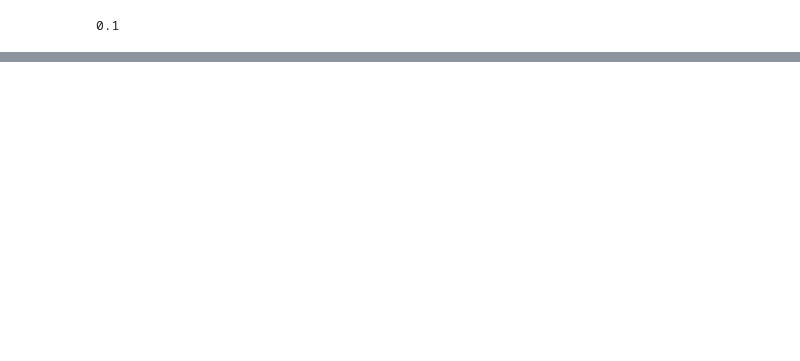
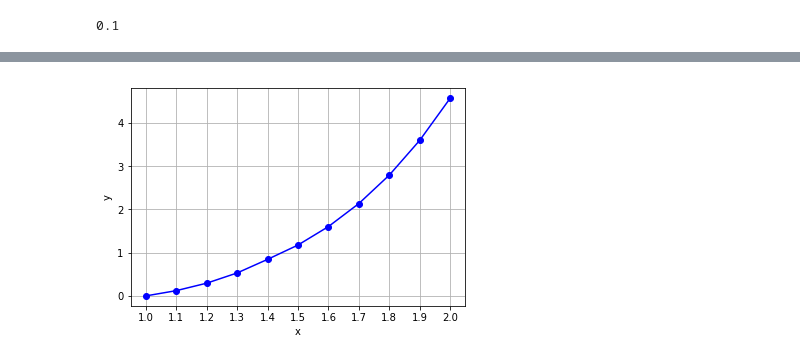
Before and after one commit to gurmaaan/MathForDImas, a Jupyter notebook: Booter.ipynb, the cells around one changed output, grey strips where cells are left out. Cells and saved outputs as stored; diff of their text form; code cells hidden in the pictures; blank space fills up the shorter version.

```diff
--- a/Booter.ipynb
+++ b/Booter.ipynb
@@ -47,0 +139,36 @@ pd.DataFrame(data)
+# %%
+adams["x"].append(x0)
+adams["y"].append(y0)
+# %%
+for i in range(4):
+    x = adams["x"][-1]
+    y = adams["y"][-1]
+
+    k0 = f(x, y)
+    k1 = f(x + h/2, y + h*(k0/2))
+    k2 = f(x + h/2, y + h*(k1/2))
+    k3 = f(x+h, y + h*k2)
+
+    y = y + h * ( (k0 + 2*(k1+k2) + k3)/6 )
+    x = x + h
+
+    adams["x"].append(x)
+    adams["y"].append(y)
+# %%
+for i in range(4,10):
+    x = adams["x"][-1]
+    y = adams["y"][-1]
+
+    a1 = f(x, adams["y"][i - 1]) - f(x - h, adams["y"][i - 2])
+    a2 = f(x, adams["y"][i - 1]) - 2 * f(x - h, adams["y"][i - 2]) + f(x - 2*h, adams["y"][i - 3])
+    a3 = f(x, adams["y"][i - 1]) - 3 * f(x - h, adams["y"][i - 2]) + \
+         3 * f(x - 2*h, adams["y"][i - 3]) - f(x - 3*h, adams["y"][i - 4])
+
+    y = y + h * f(x, adams["y"][i - 1]) + a1*( (h**2)/2 ) + 5*a2*( (h**3)/12 ) + 3*a3*( (h**4)/8 );
+    x = x + h
+
+    adams["x"].append(x)
+    adams["y"].append(y)
+# %%
+adf = pd.DataFrame(adams)
+adf
@@ -47,0 +188,4 @@ pd.DataFrame(data)
+# %%
+plot(adf)
+# %% [output]
+[figure, added]
```
Also changed, not shown: parts of 28 cells of this notebook.
